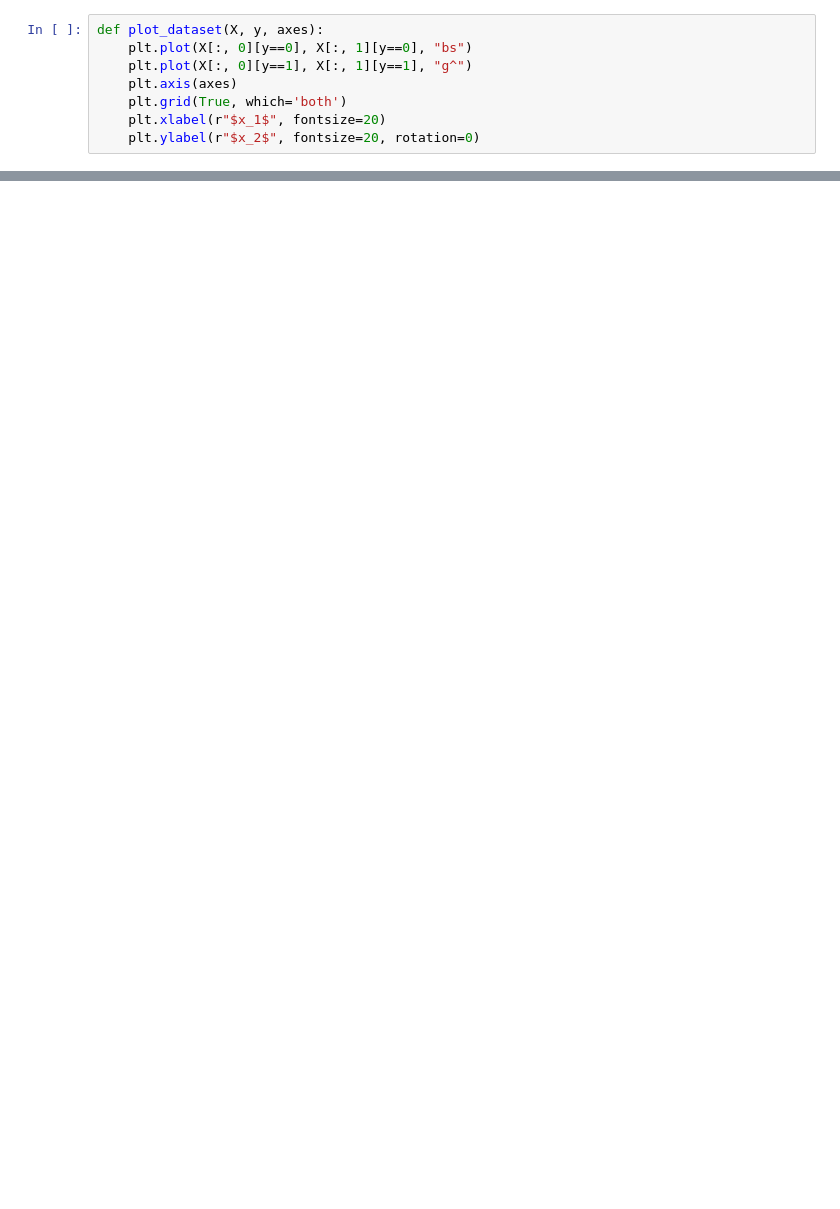
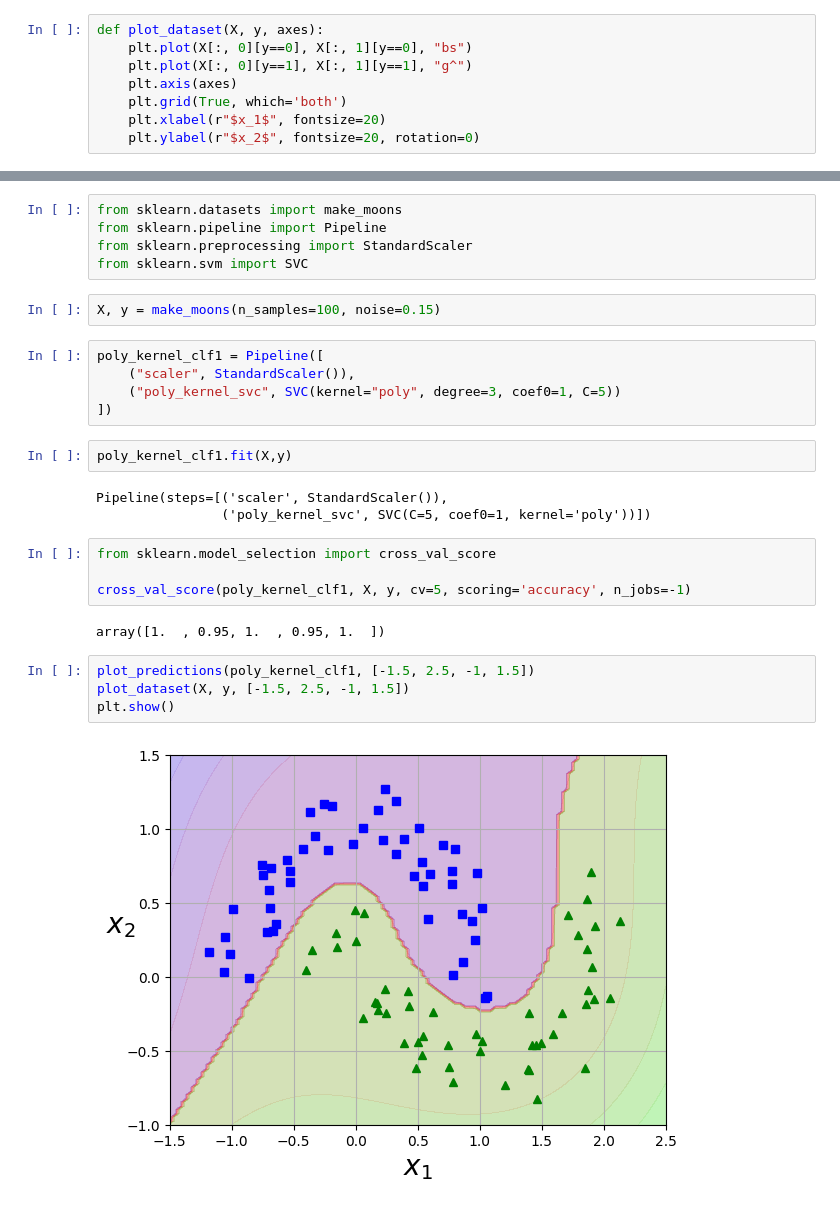
Before and after one commit to alinemitri/hands-on-ML-book, a Jupyter notebook: 05_project.ipynb, the cells around one changed output, grey strips where cells are left out. Drawn from its saved outputs; the diff is of its cells as text; blank space fills up the shorter version.

Commit message:
Polynomial Kernel and Gaussian RBF Kernel

```diff
--- a/05_project.ipynb
+++ b/05_project.ipynb
@@ -133,0 +111,29 @@ plt.show()
+# %%
+from sklearn.datasets import make_moons
+from sklearn.pipeline import Pipeline
+from sklearn.preprocessing import StandardScaler
+from sklearn.svm import SVC
+# %%
+X, y = make_moons(n_samples=100, noise=0.15)
+# %%
+poly_kernel_clf1 = Pipeline([
+    ("scaler", StandardScaler()),
+    ("poly_kernel_svc", SVC(kernel="poly", degree=3, coef0=1, C=5))
+])
+# %%
+poly_kernel_clf1.fit(X,y)
+# %% [output]
+Pipeline(steps=[('scaler', StandardScaler()),
+                ('poly_kernel_svc', SVC(C=5, coef0=1, kernel='poly'))])
+# %%
+from sklearn.model_selection import cross_val_score
+
+cross_val_score(poly_kernel_clf1, X, y, cv=5, scoring='accuracy', n_jobs=-1)
+# %% [output]
+array([1.  , 0.95, 1.  , 0.95, 1.  ])
+# %%
+plot_predictions(poly_kernel_clf1, [-1.5, 2.5, -1, 1.5])
+plot_dataset(X, y, [-1.5, 2.5, -1, 1.5])
+plt.show()
+# %% [output]
+[figure, added]
```
Also changed, not shown: parts of 27 cells of this notebook.
